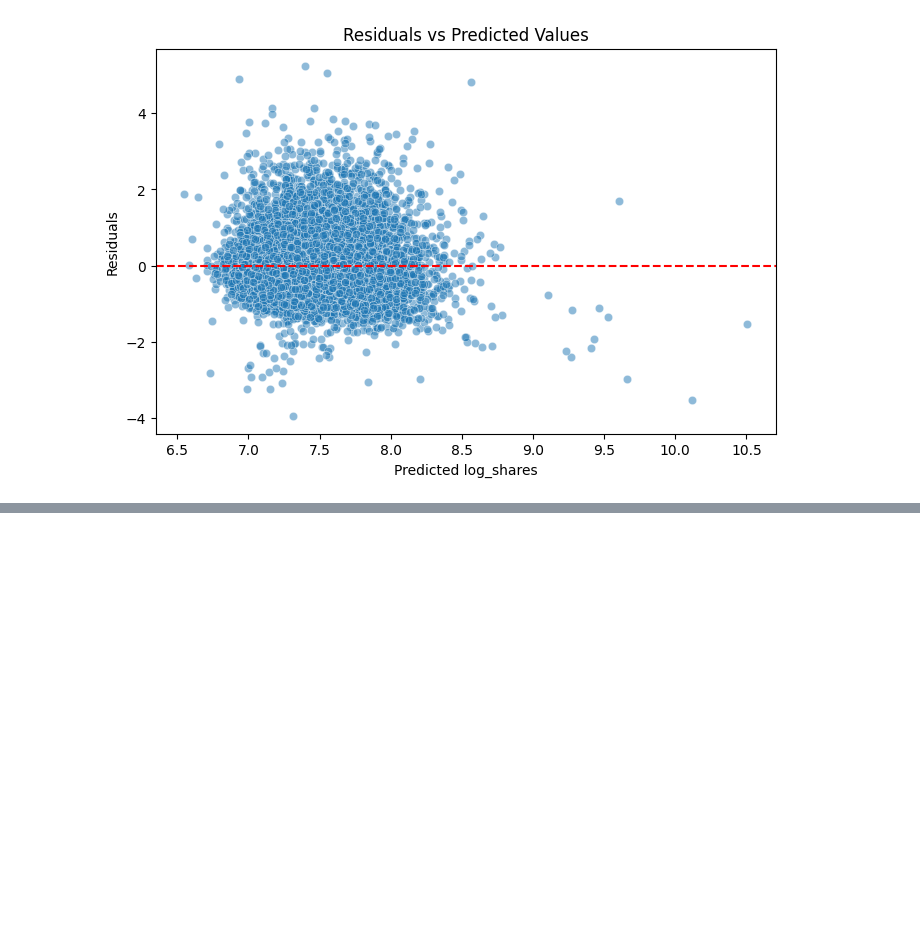
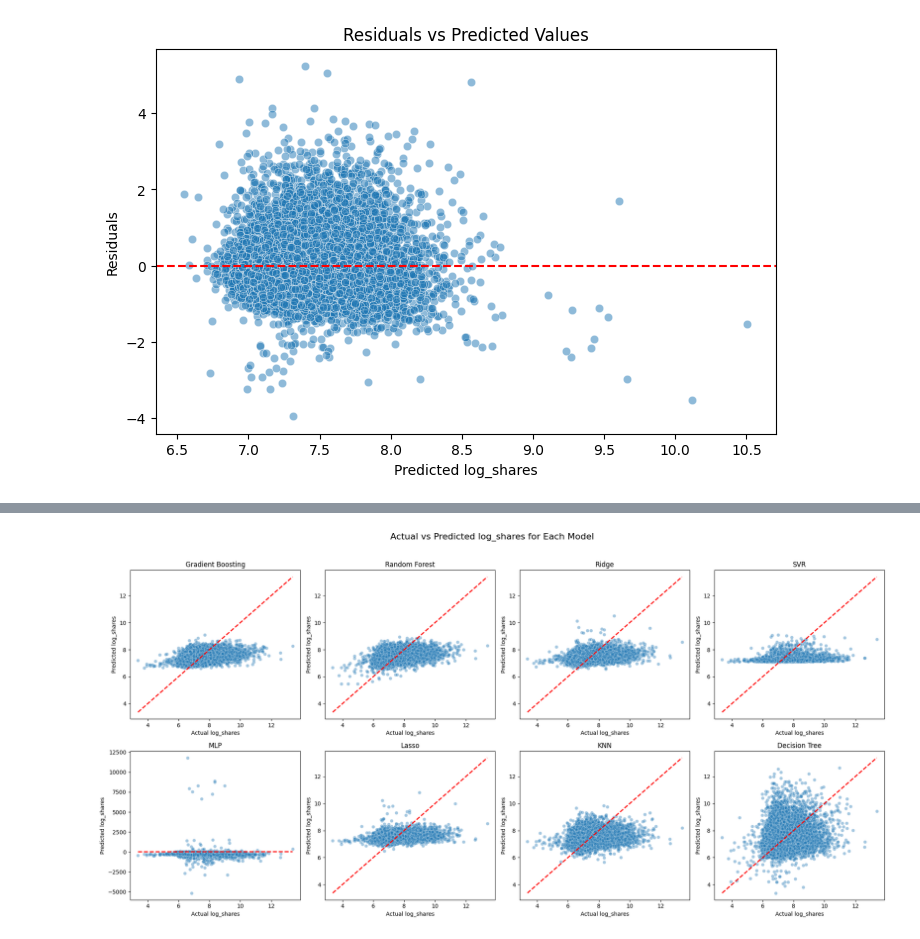
Before and after one commit to Dajinder/Online_news_popularity, a Jupyter notebook: ML_PR_Projeject_1.ipynb, the cells around one changed output, grey strips where cells are left out. Saved outputs shown, nothing was run; the diff lists cells and outputs as text; code cells hidden in the pictures; blank space fills up the shorter version.

Commit message:
Comparison of different models

```diff
--- a/ML_PR_Projeject_1.ipynb
+++ b/ML_PR_Projeject_1.ipynb
@@ -242,0 +309,42 @@ plt.show()
+# %%
+gb_model = GradientBoostingRegressor().fit(X_train, y_train)
+rf_model = RandomForestRegressor().fit(X_train, y_train)
+ridge_model = Ridge().fit(X_train, y_train)
+svr_model = SVR().fit(X_train, y_train)
+mlp_model = MLPRegressor().fit(X_train, y_train)
+lasso_model = Lasso().fit(X_train, y_train)
+knn_model = KNeighborsRegressor().fit(X_train, y_train)
+dt_model = DecisionTreeRegressor().fit(X_train, y_train)
+# %%
+# Models dictionary: replace these with your actual trained model instances
+models = {
+    'Gradient Boosting': gb_model,
+    'Random Forest': rf_model,
+    'Ridge': ridge_model,
+    'SVR': svr_model,
+    'MLP': mlp_model,
+    'Lasso': lasso_model,
+    'KNN': knn_model,
+    'Decision Tree': dt_model
+}
+
+# Plot settings
+fig, axes = plt.subplots(2, 4, figsize=(20, 10))
+axes = axes.flatten()
+
+# Generate plots
+for i, (name, model) in enumerate(models.items()):
+    y_pred = model.predict(X_test)
+    sns.scatterplot(x=y_test, y=y_pred, ax=axes[i], alpha=0.4)
+    axes[i].plot([y_test.min(), y_test.max()],
+                 [y_test.min(), y_test.max()],
+                 'r--', linewidth=2)  # Diagonal line
+    axes[i].set_title(f'{name}')
+    axes[i].set_xlabel('Actual log_shares')
+    axes[i].set_ylabel('Predicted log_shares')
+
+plt.suptitle("Actual vs Predicted log_shares for Each Model", fontsize=16)
+plt.tight_layout(rect=[0, 0, 1, 0.96])
+plt.show()
+# %% [output]
+[figure, added]
```
Also changed, not shown: parts of 3 cells of this notebook.
